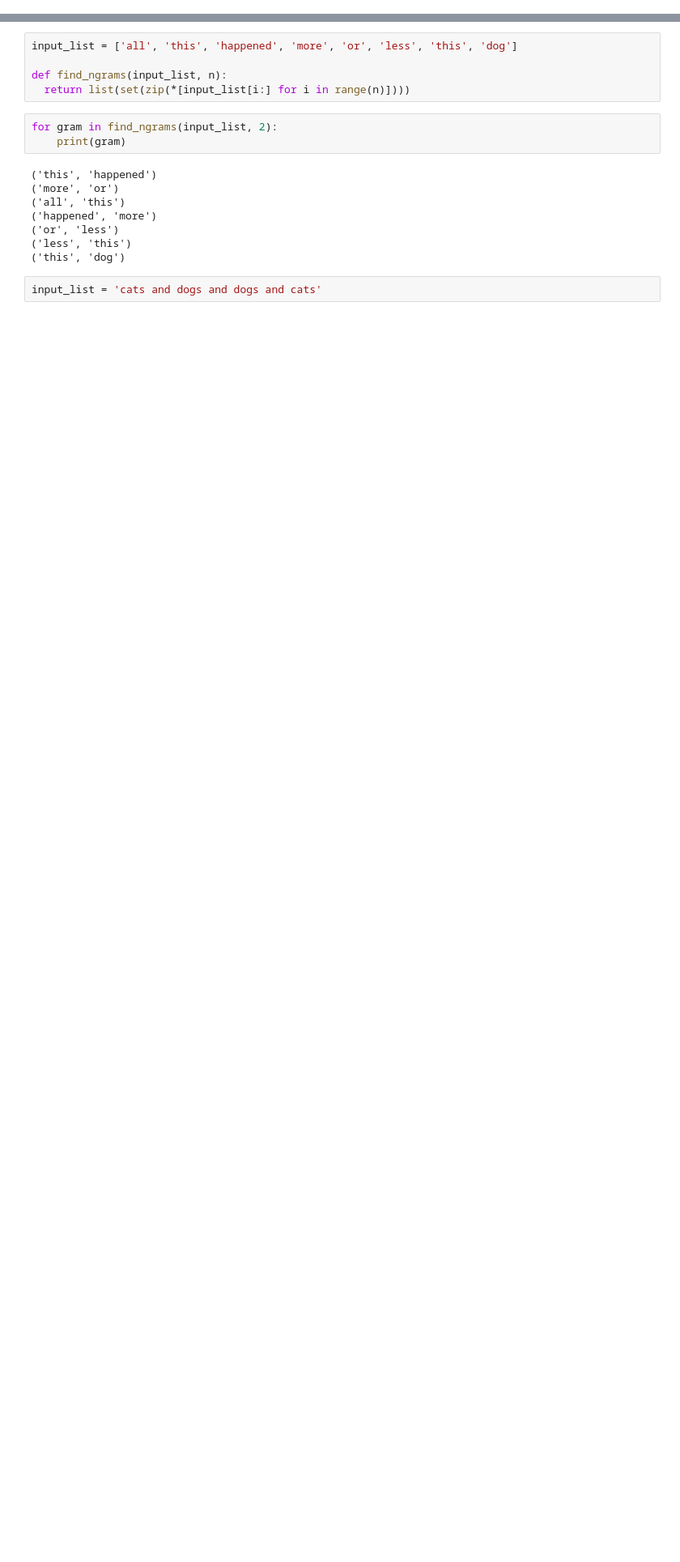
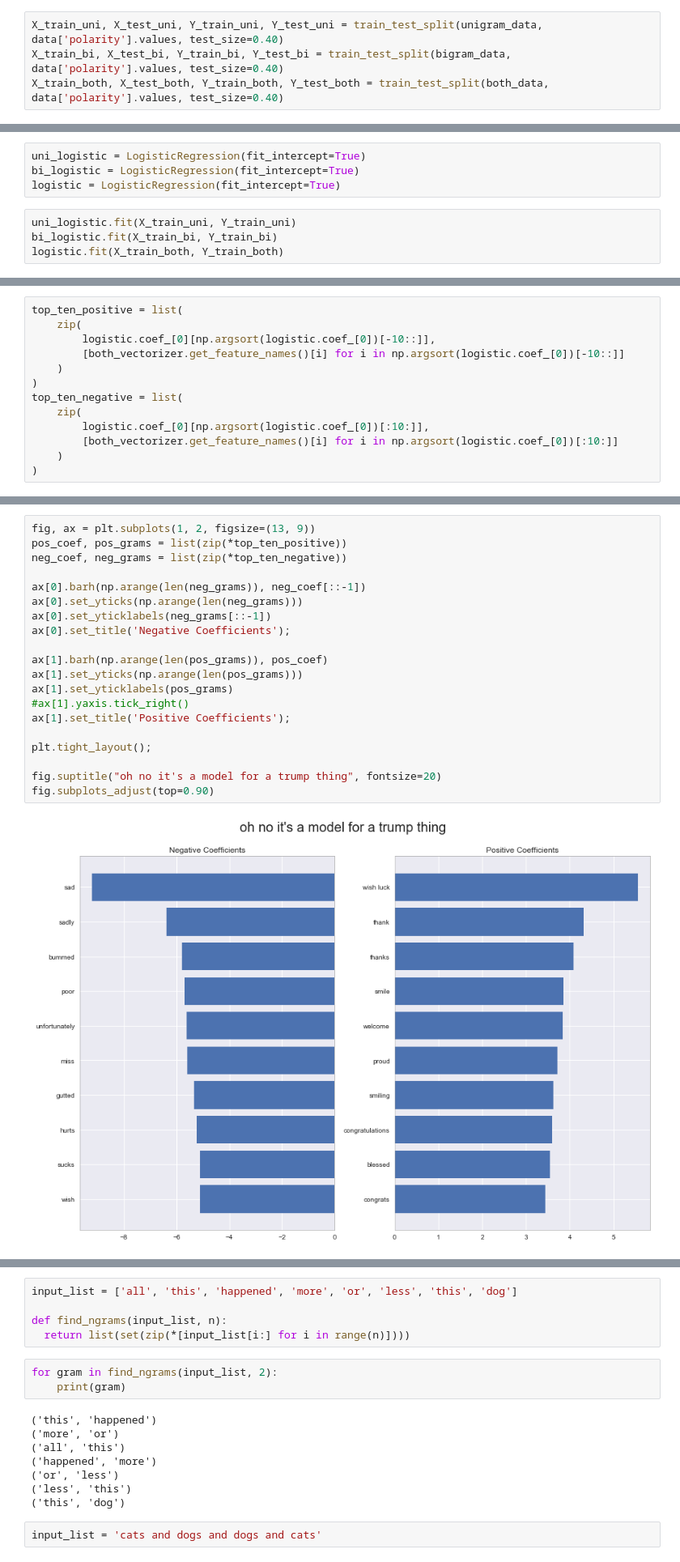
Before and after one commit to mmargenot/sensitivipy, a Jupyter notebook: sentiment.ipynb, the cells around one changed output, grey strips where cells are left out. Shown at 81% size. Drawn from its saved outputs; the diff is of its cells as text; blank space fills up the shorter version.

```diff
--- a/sentiment.ipynb
+++ b/sentiment.ipynb
@@ -110,0 +85,4 @@ from keras.preprocessing.text import Tokenizer
+# %%
+X_train_uni, X_test_uni, Y_train_uni, Y_test_uni = train_test_split(unigram_data, data['polarity'].values, test_size=0.40)
+X_train_bi, X_test_bi, Y_train_bi, Y_test_bi = train_test_split(bigram_data, data['polarity'].values, test_size=0.40)
+X_train_both, X_test_both, Y_train_both, Y_test_both = train_test_split(both_data, data['polarity'].values, test_size=0.40)
@@ -110,0 +91,8 @@ from keras.preprocessing.text import Tokenizer
+# %%
+uni_logistic = LogisticRegression(fit_intercept=True)
+bi_logistic = LogisticRegression(fit_intercept=True)
+logistic = LogisticRegression(fit_intercept=True)
+# %%
+uni_logistic.fit(X_train_uni, Y_train_uni)
+bi_logistic.fit(X_train_bi, Y_train_bi)
+logistic.fit(X_train_both, Y_train_both)
@@ -110,0 +402,13 @@ from keras.preprocessing.text import Tokenizer
+# %%
+top_ten_positive = list(
+    zip(
+        logistic.coef_[0][np.argsort(logistic.coef_[0])[-10::]],
+        [both_vectorizer.get_feature_names()[i] for i in np.argsort(logistic.coef_[0])[-10::]]
+    )
+)
+top_ten_negative = list(
+    zip(
+        logistic.coef_[0][np.argsort(logistic.coef_[0])[:10:]],
+        [both_vectorizer.get_feature_names()[i] for i in np.argsort(logistic.coef_[0])[:10:]]
+    )
+)
@@ -110,0 +456,22 @@ from keras.preprocessing.text import Tokenizer
+# %%
+fig, ax = plt.subplots(1, 2, figsize=(13, 9))
+pos_coef, pos_grams = list(zip(*top_ten_positive))
+neg_coef, neg_grams = list(zip(*top_ten_negative))
+
+ax[0].barh(np.arange(len(neg_grams)), neg_coef[::-1])
+ax[0].set_yticks(np.arange(len(neg_grams)))
+ax[0].set_yticklabels(neg_grams[::-1])
+ax[0].set_title('Negative Coefficients');
+
+ax[1].barh(np.arange(len(pos_grams)), pos_coef)
+ax[1].set_yticks(np.arange(len(pos_grams)))
+ax[1].set_yticklabels(pos_grams)
+#ax[1].yaxis.tick_right()
+ax[1].set_title('Positive Coefficients');
+
+plt.tight_layout();
+
+fig.suptitle("oh no it's a model for a trump thing", fontsize=20)
+fig.subplots_adjust(top=0.90)
+# %% [output]
+[figure, added]
```
Also changed, not shown: parts of 76 cells of this notebook.
